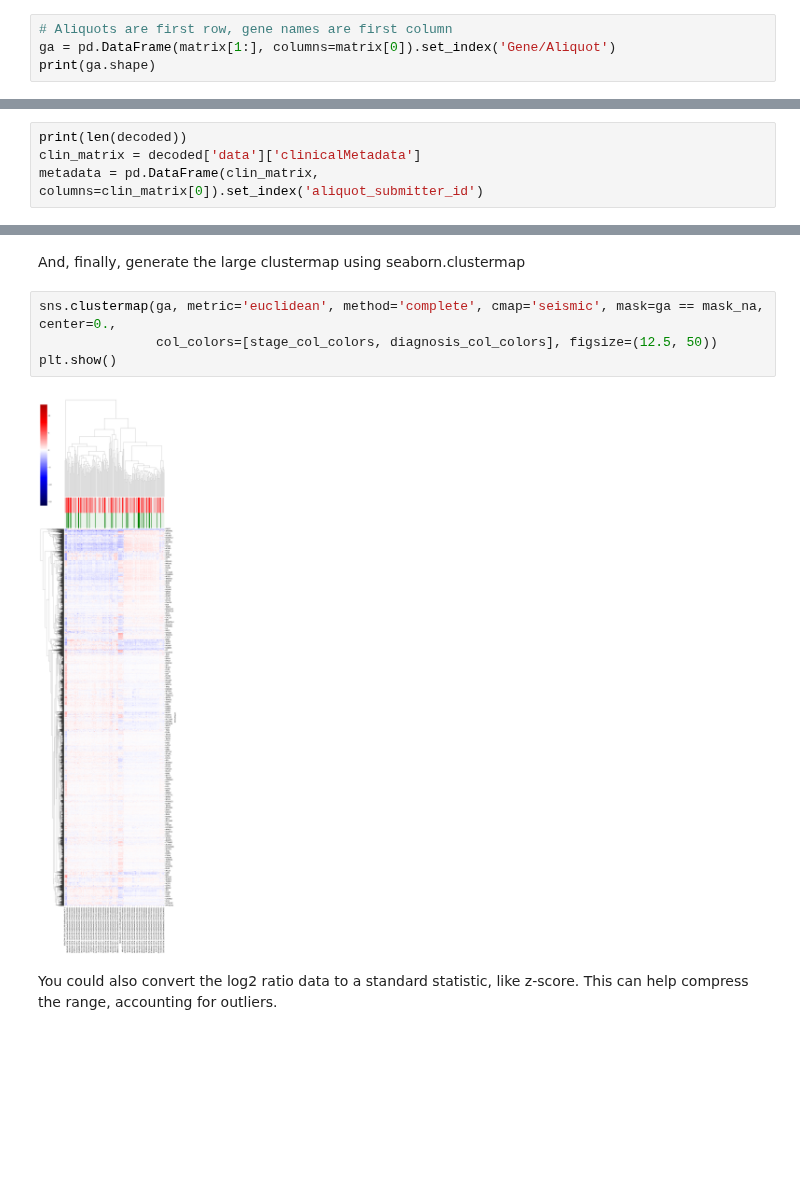
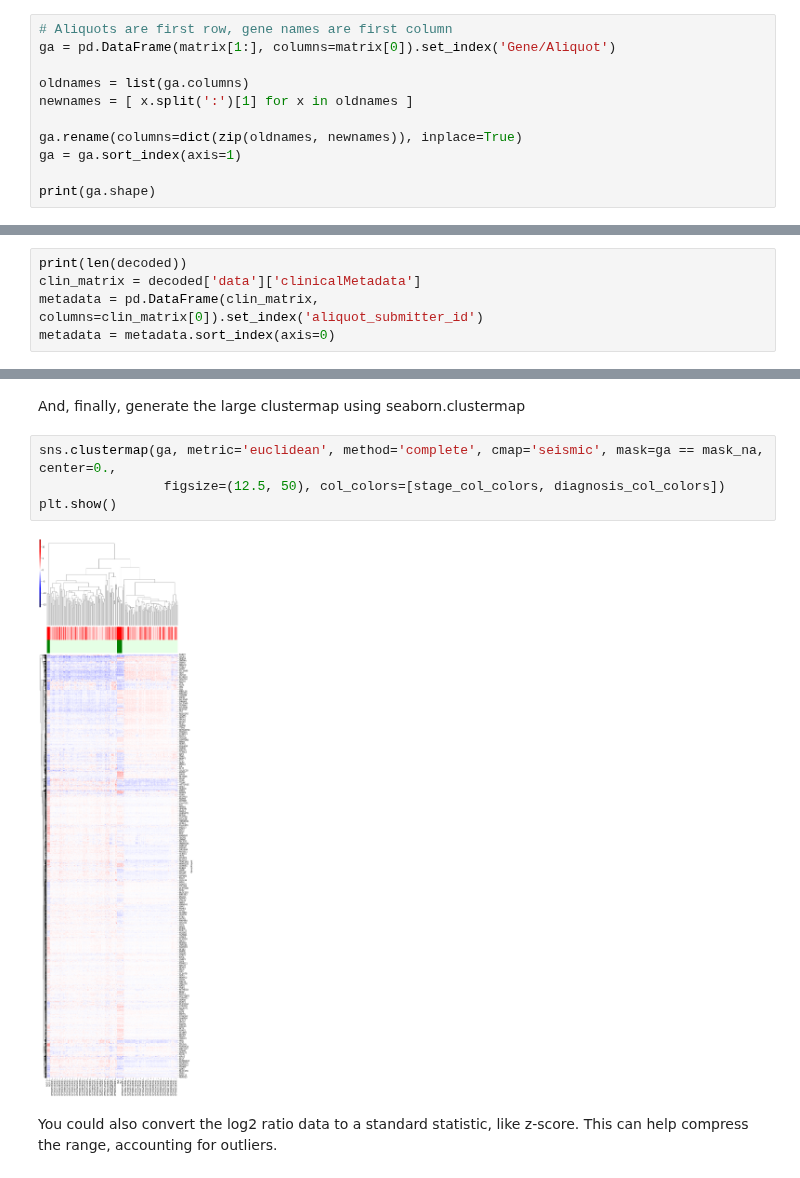
Before and after one commit to esacinc/PDC-Public, a Jupyter notebook: API_documentation/PDC_clustergram.ipynb, the cells around one changed output, grey strips where cells are left out. Saved outputs shown, nothing was run; the diff lists cells and outputs as text; blank space fills up the shorter version.

```diff
--- a/API_documentation/PDC_clustergram.ipynb
+++ b/API_documentation/PDC_clustergram.ipynb
@@ -72,6 +70,13 @@ Next, load the data into a dataframe.
 # %%
 # Aliquots are first row, gene names are first column
 ga = pd.DataFrame(matrix[1:], columns=matrix[0]).set_index('Gene/Aliquot')
+
+oldnames = list(ga.columns)
+newnames = [ x.split(':')[1] for x in oldnames ]
+
+ga.rename(columns=dict(zip(oldnames, newnames)), inplace=True)
+ga = ga.sort_index(axis=1)
+
 print(ga.shape)
 # %% [output]
 (9591, 207)
@@ -111,6 +116,7 @@ Sending query.
 print(len(decoded))
 clin_matrix = decoded['data']['clinicalMetadata']
 metadata = pd.DataFrame(clin_matrix, columns=clin_matrix[0]).set_index('aliquot_submitter_id')
+metadata = metadata.sort_index(axis=0)
 # %% [output]
 1
 # %% [markdown]
@@ -131,10 +137,10 @@ diagnosis_col_colors = get_colors(metadata, 'primary_diagnosis', 'green')
 And, finally, generate the large clustermap using seaborn.clustermap
 # %%
 sns.clustermap(ga, metric='euclidean', method='complete', cmap='seismic', mask=ga == mask_na, center=0.,
-               col_colors=[stage_col_colors, diagnosis_col_colors], figsize=(12.5, 50))
+                figsize=(12.5, 50), col_colors=[stage_col_colors, diagnosis_col_colors])
 plt.show()
 # %% [output]
-[figure, old version]
+[figure, new version]
 # %% [markdown]
 You could also convert the log2 ratio data to a standard statistic, like z-score.
 This can help compress the range, accounting for outliers.
```
Also changed, not shown: parts of 6 cells of this notebook, 35 other files.
